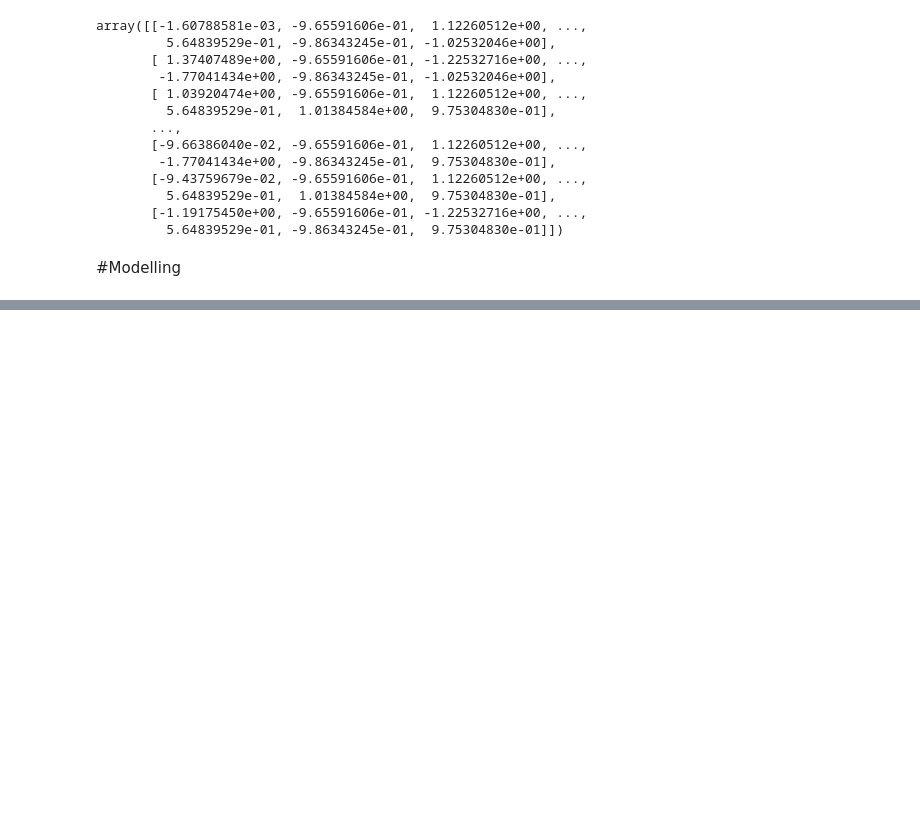
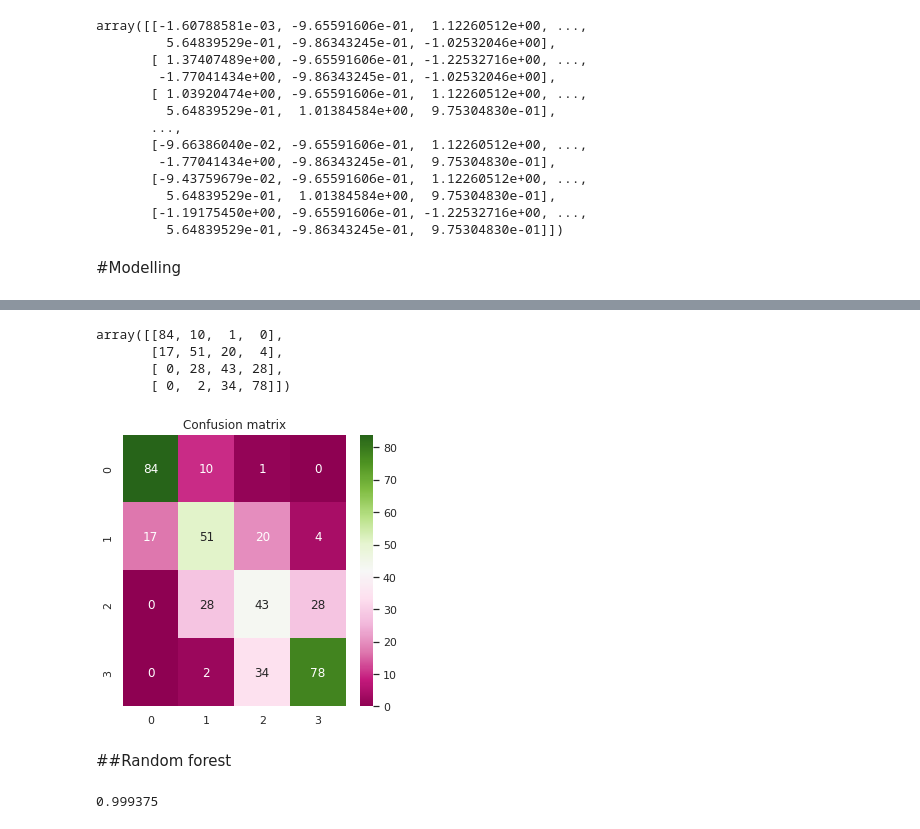
Before and after one commit to Jayasri001/mobile-price-classification, a Jupyter notebook: mobile_classification.ipynb, the cells around one changed output, grey strips where cells are left out. Saved outputs shown, nothing was run; the diff lists cells and outputs as text; code cells hidden in the pictures; blank space fills up the shorter version.

```diff
--- a/mobile_classification.ipynb
+++ b/mobile_classification.ipynb
@@ -361,0 +378,25 @@ Please also refer to the documentation for alternative solver options:
+# %%
+
+lrc = confusion_matrix(y_test, y_pred)
+lrc
+# %% [output]
+array([[84, 10,  1,  0],
+       [17, 51, 20,  4],
+       [ 0, 28, 43, 28],
+       [ 0,  2, 34, 78]])
+# %%
+
+sns.heatmap(lrc, annot=True,cmap="PiYG")
+plt.title("Confusion matrix")
+plt.show()
+# %% [output]
+[figure, added]
+# %% [markdown]
+##Random forest
+# %%
+from sklearn.ensemble import RandomForestClassifier
+random = RandomForestClassifier(max_depth=10, random_state=0)
+random.fit(x_train, y_train)
+random.score(x_train, y_train)
+# %% [output]
+0.999375
```
Also changed, not shown: parts of 10 cells of this notebook.
